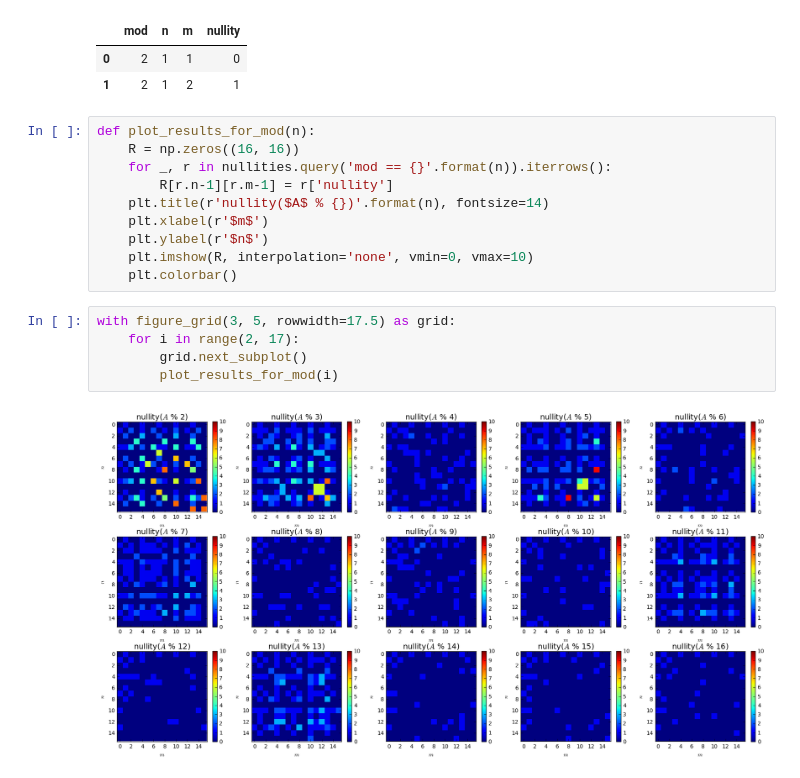
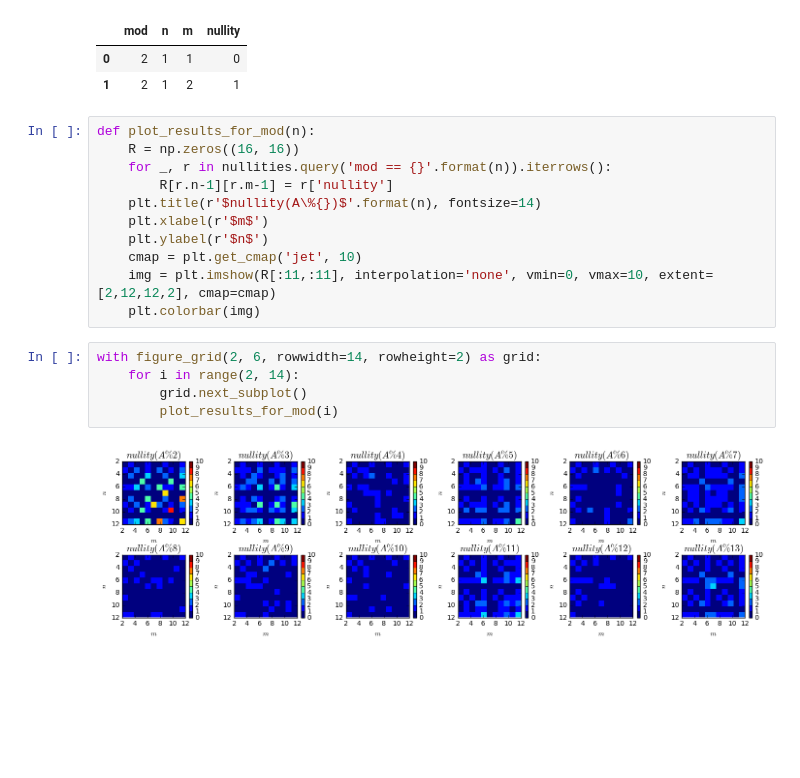
Before and after one commit to asross/am205-fproj, a Jupyter notebook: nullity-visualizations.ipynb, the cells around one changed output. Cells and saved outputs as stored; diff of their text form; blank space fills up the shorter version.

```diff
--- a/nullity-visualizations.ipynb
+++ b/nullity-visualizations.ipynb
@@ -15,18 +15,19 @@ def plot_results_for_mod(n):
     R = np.zeros((16, 16))
     for _, r in nullities.query('mod == {}'.format(n)).iterrows():
         R[r.n-1][r.m-1] = r['nullity']
-    plt.title(r'nullity($A$ % {})'.format(n), fontsize=14)
+    plt.title(r'$nullity(A\%{})$'.format(n), fontsize=14)
     plt.xlabel(r'$m$')
     plt.ylabel(r'$n$')
-    plt.imshow(R, interpolation='none', vmin=0, vmax=10)
-    plt.colorbar()
+    cmap = plt.get_cmap('jet', 10)
+    img = plt.imshow(R[:11,:11], interpolation='none', vmin=0, vmax=10, extent=[2,12,12,2], cmap=cmap)
+    plt.colorbar(img)
 # %%
-with figure_grid(3, 5, rowwidth=17.5) as grid:
-    for i in range(2, 17):
+with figure_grid(2, 6, rowwidth=14, rowheight=2) as grid:
+    for i in range(2, 14):
         grid.next_subplot()
         plot_results_for_mod(i)
 # %% [output]
-[figure, old version]
+[figure, new version]
 # %%
 import math
 from transition_helpers import *
```
Also changed, not shown: parts of 1 cell of this notebook, 4 other files.
